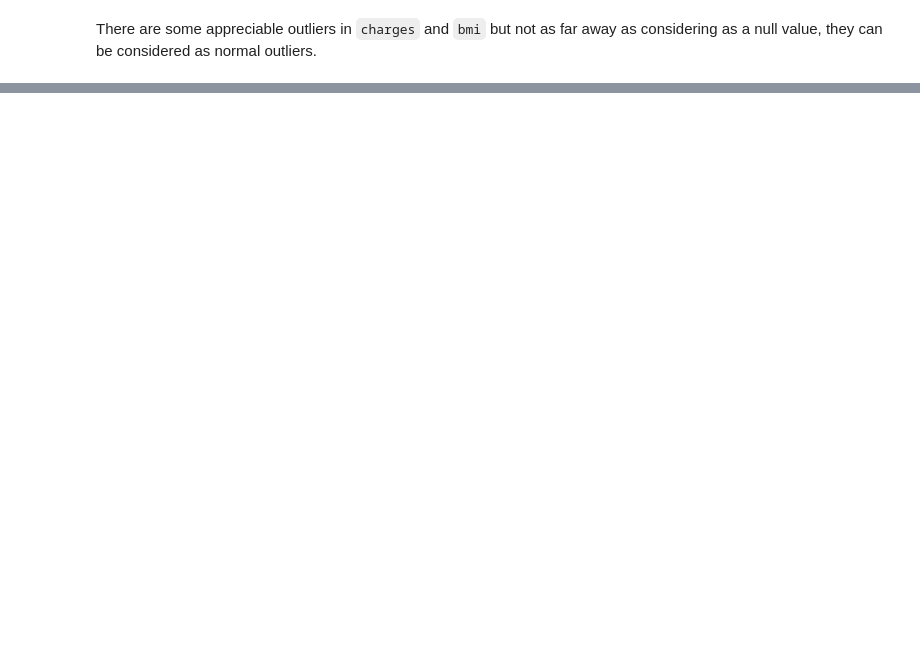
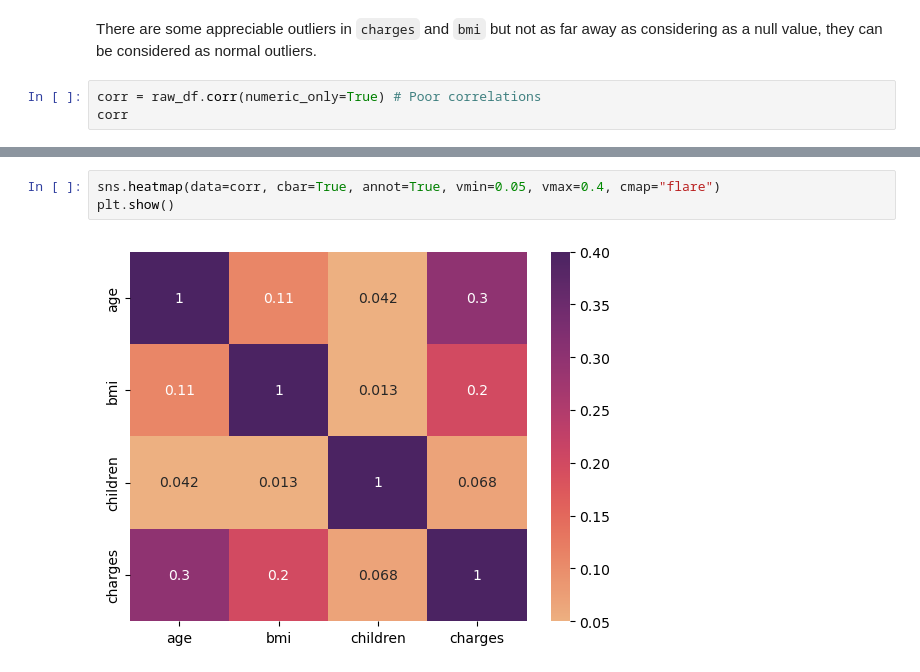
Before and after one commit to fenilenvinileno97/linear_regression, a Jupyter notebook: 3-practice.ipynb, the cells around one changed output, grey strips where cells are left out. Drawn from its saved outputs; the diff is of its cells as text; blank space fills up the shorter version.

```diff
--- a/3-practice.ipynb
+++ b/3-practice.ipynb
@@ -112,2 +153,5 @@ plt.show()
 # %% [markdown]
 There are some appreciable outliers in `charges` and `bmi` but not as far away as considering as a null value, they can be considered as normal outliers.
+# %%
+corr = raw_df.corr(numeric_only=True) # Poor correlations
+corr
@@ -113,0 +164,5 @@ There are some appreciable outliers in `charges` and `bmi` but not as far away a
+# %%
+sns.heatmap(data=corr, cbar=True, annot=True, vmin=0.05, vmax=0.4, cmap="flare")
+plt.show()
+# %% [output]
+[figure, added]
```
Also changed, not shown: parts of 27 cells of this notebook, 2 other files.
